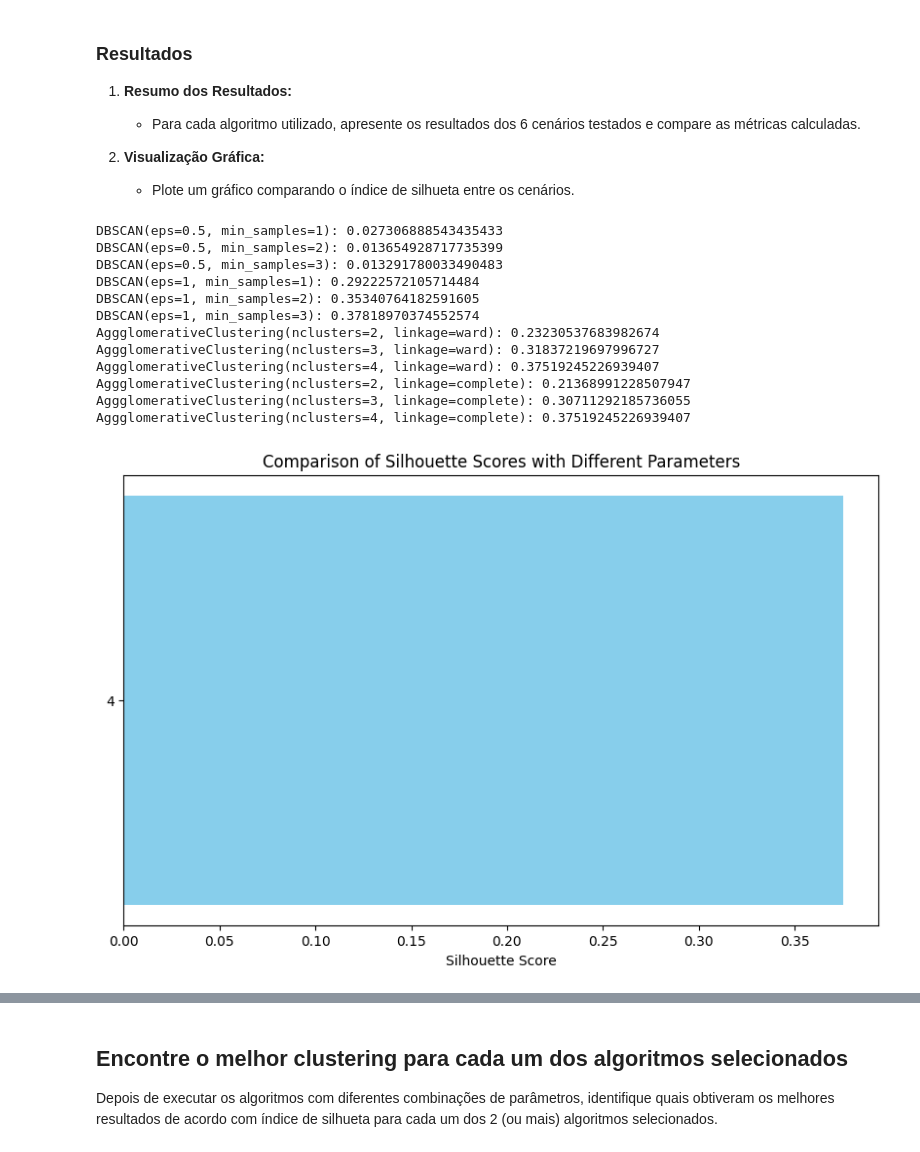
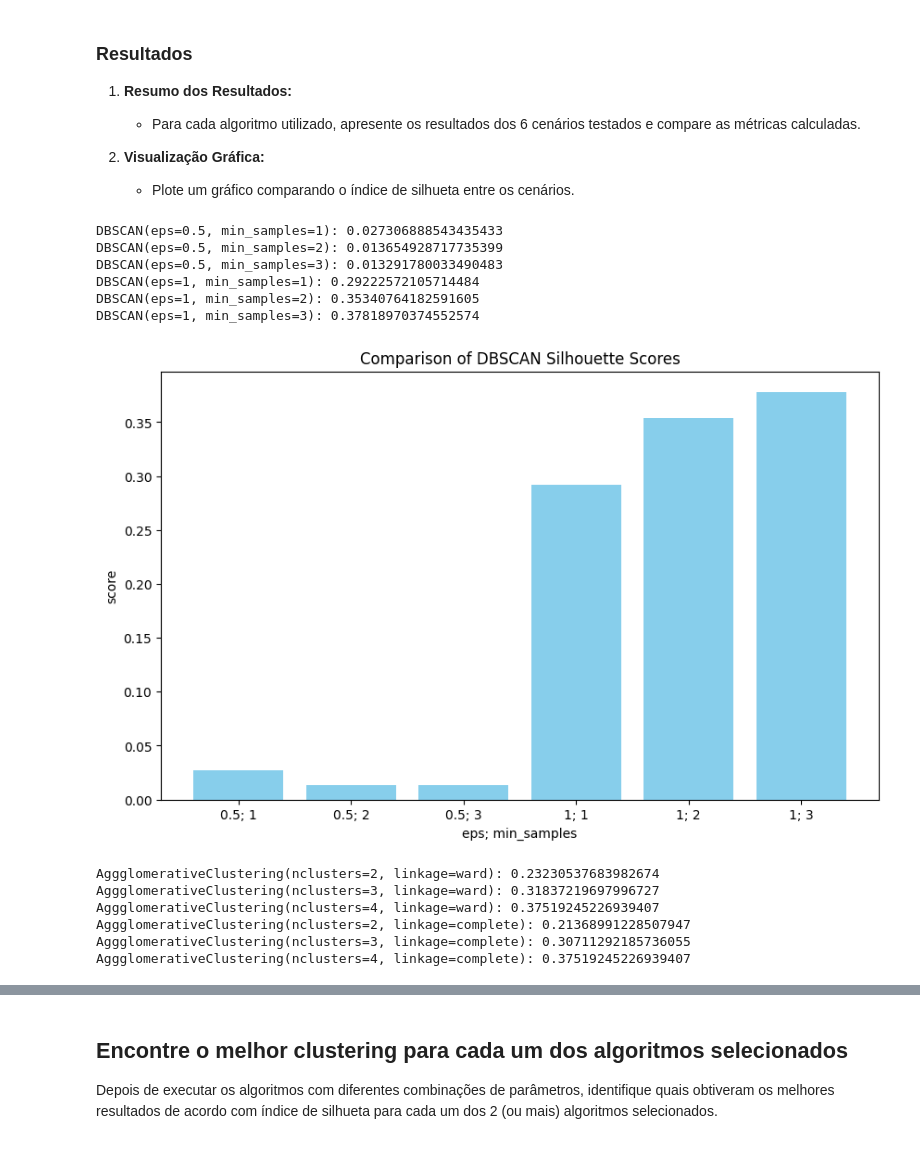
Before and after one commit to Mr-Barros/ENG4502, a Jupyter notebook: Assignment5/Clustering_Notebook-24-2.ipynb, the cells around one changed output, grey strips where cells are left out. Drawn from its saved outputs; the diff is of its cells as text; code cells hidden in the pictures.

```diff
--- a/Assignment5/Clustering_Notebook-24-2.ipynb
+++ b/Assignment5/Clustering_Notebook-24-2.ipynb
@@ -194,25 +193,51 @@ for param in agg_params:
    - Plote um gráfico comparando o índice de silhueta entre os cenários.
 # %%
 # DBSCAN
+
+dbscan_silhouette_scores = []
+dbscan_param_descriptions = []
+
 for score in dbscan_scores:
     eps, min_samples, silhouette_score = score['eps'], score['min_samples'], score['score']
+    dbscan_silhouette_scores.append(silhouette_score)
+    dbscan_param_descriptions.append(f'{eps}; {min_samples}')
     print(f'DBSCAN(eps={eps}, min_samples={min_samples}): {silhouette_score}')
 
+plt.figure(figsize=(10, 6))
+plt.bar(dbscan_param_descriptions, dbscan_silhouette_scores, color='skyblue')
+plt.xlabel('eps; min_samples')
+plt.ylabel('score')
+plt.title('Comparison of DBSCAN Silhouette Scores')
+plt.show()
+
 # Agglomerative Clustering
+
+agg_silhouette_scores = []
+agg_param_descriptions = []
+
 for score in agg_scores:
     n_clusters, linkage, silhouette_score = score['n_clusters'], score['linkage'], score['score']
+    agg_silhouette_scores.append(silhouette_score)
+    agg_param_descriptions.append(f'{n_clusters}; {linkage}')
     print(f"AggglomerativeClustering(nclusters={n_clusters}, linkage={linkage}): {silhouette_score}")
+
+plt.figure(figsize=(10, 6))
+plt.bar(agg_param_descriptions, agg_silhouette_scores, color='limegreen')
+plt.xlabel('n_clusters; linkage')
+plt.ylabel('score')
+plt.title('Comparison of Agglomerative Clustering Silhouette Scores')
+plt.show()
 # %% [output]
 DBSCAN(eps=0.5, min_samples=1): 0.027306888543435433
 DBSCAN(eps=0.5, min_samples=2): 0.013654928717735399
 DBSCAN(eps=0.5, min_samples=3): 0.013291780033490483
 DBSCAN(eps=1, min_samples=1): 0.29222572105714484
 DBSCAN(eps=1, min_samples=2): 0.35340764182591605
 DBSCAN(eps=1, min_samples=3): 0.37818970374552574
-AggglomerativeClustering(nclusters=2, linkage=ward): 0.23230537683982674
-AggglomerativeClustering(nclusters=3, linkage=ward): 0.31837219697996727
-AggglomerativeClustering(nclusters=4, linkage=ward): 0.37519245226939407
-AggglomerativeClustering(nclusters=2, linkage=complete): 0.21368991228507947
-AggglomerativeClustering(nclusters=3, linkage=complete): 0.30711292185736055
-AggglomerativeClustering(nclusters=4, linkage=complete): 0.37519245226939407
-[figure, old version]
+[figure, new version]
+AggglomerativeClustering(nclusters=2, linkage=ward): 0.23230537683982674
+AggglomerativeClustering(nclusters=3, linkage=ward): 0.31837219697996727
+AggglomerativeClustering(nclusters=4, linkage=ward): 0.37519245226939407
+AggglomerativeClustering(nclusters=2, linkage=complete): 0.21368991228507947
+AggglomerativeClustering(nclusters=3, linkage=complete): 0.30711292185736055
+AggglomerativeClustering(nclusters=4, linkage=complete): 0.37519245226939407
```
Also changed, not shown: parts of 5 cells of this notebook.
